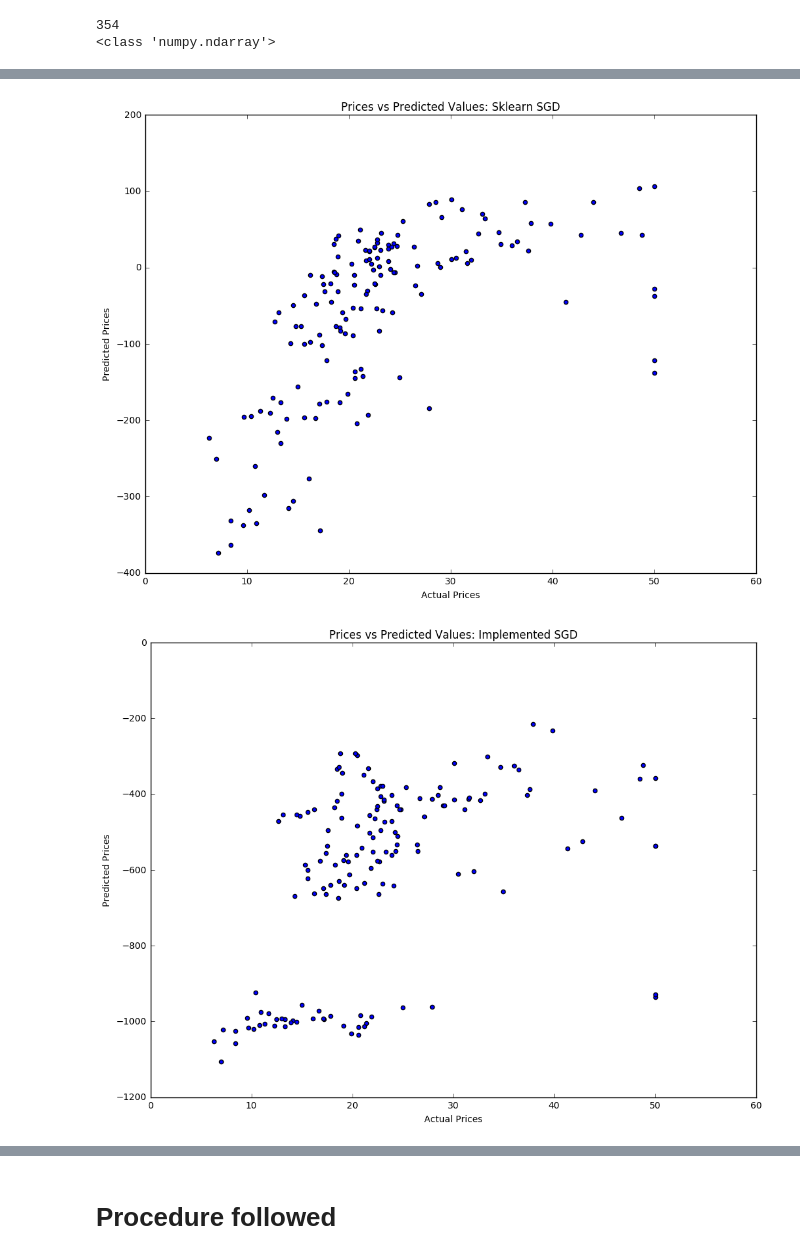
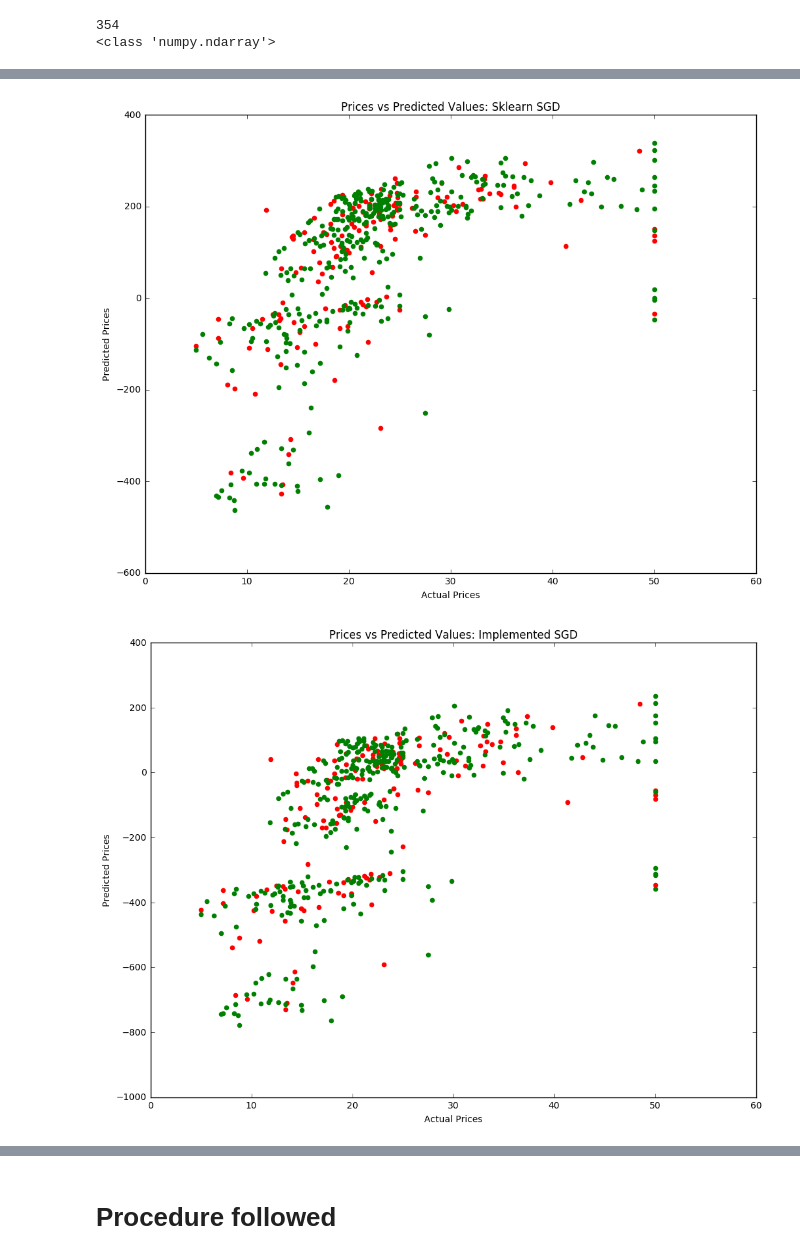
Before and after one commit to rajendrac3/Machine-Learning, a Jupyter notebook: Implement SGD for linear regression/SGD.ipynb, the cells around one changed output, grey strips where cells are left out. Cells and saved outputs as stored; diff of their text form; code cells hidden in the pictures.

```diff
--- a/Implement SGD for linear regression/SGD.ipynb
+++ b/Implement SGD for linear regression/SGD.ipynb
@@ -102,0 +59,28 @@ array([ 0.79159901, -0.47746328, -1.52331342,  0.96256601, -0.64353987,
+# %%
+def stochastic_gradient_descent():
+    loss_list = []
+    learning_rate = 0.01
+    epochs = 500
+    lr_rate_variation = 'constant'
+    initial_w = np.random.randn(13,1)
+    initial_b = np.random.randn(1,1)
+    for epoch in range(1,epochs+1):
+        sum_errors = 0
+        N = X_train_new.shape[0]
+        for i in range(N):
+            random_array = np.random.randint(1, X_train_new.shape[0])
+            random_x_sample = X_train_new[random_array,:].reshape(1,X_train_new.shape[1])
+            random_y_sample = y_train[random_array].reshape(1,1)
+
+            y_pred = np.dot(random_x_sample,initial_w) + initial_b
+            loss = y_pred - random_y_sample
+            sum_errors += loss**2
+
+            w_gradient = np.dot(random_x_sample.T, (y_pred - random_y_sample))
+            b_gradient = (y_pred - random_y_sample)
+
+            initial_w = initial_w -(2/N)*learning_rate*(w_gradient)
+            initial_b = initial_b - (2/N)*learning_rate*(b_gradient)
+        loss_list.append(float(sum_errors/N))
+    return loss_list, initial_w, initial_b
+loss_list, w, b = stochastic_gradient_descent()
@@ -103,22 +112,24 @@ array([ 0.79159901, -0.47746328, -1.52331342,  0.96256601, -0.64353987,
 # %%
 # Prices vs Predicted Values plot
 #Sklearn SGD
 plt.figure(figsize=(12, 9))
-plt.scatter(y_test, clf.predict(x_test))
+plt.scatter(y_test, clf.predict(x_test), color = 'red')
+plt.scatter(y_train, clf.predict(x_train), color = 'green')
 plt.xlabel("Actual Prices")
 plt.ylabel("Predicted Prices")
 plt.title("Prices vs Predicted Values: Sklearn SGD")
 plt.show()
 
 #Implemented SGD
 plt.figure(figsize=(12, 9))
-plt.scatter([y_test], [(np.dot(x_test, initial_w) + b)])
+plt.scatter([y_test], [(np.dot(x_test, w) + b)], color = 'red')
+plt.scatter([y_train], [(np.dot(x_train, w) + b)], color = 'green')
 plt.xlabel("Actual Prices")
 plt.ylabel("Predicted Prices")
 plt.title("Prices vs Predicted Values: Implemented SGD")
 plt.show()
 # %% [output]
-[figure, old version]
+[figure, new version]
-[figure, old version]
+[figure, new version]
 # %%
 # Sklearn and Implemented SGD weight comparison
```
Also changed, not shown: parts of 11 cells of this notebook, 2 other files.
